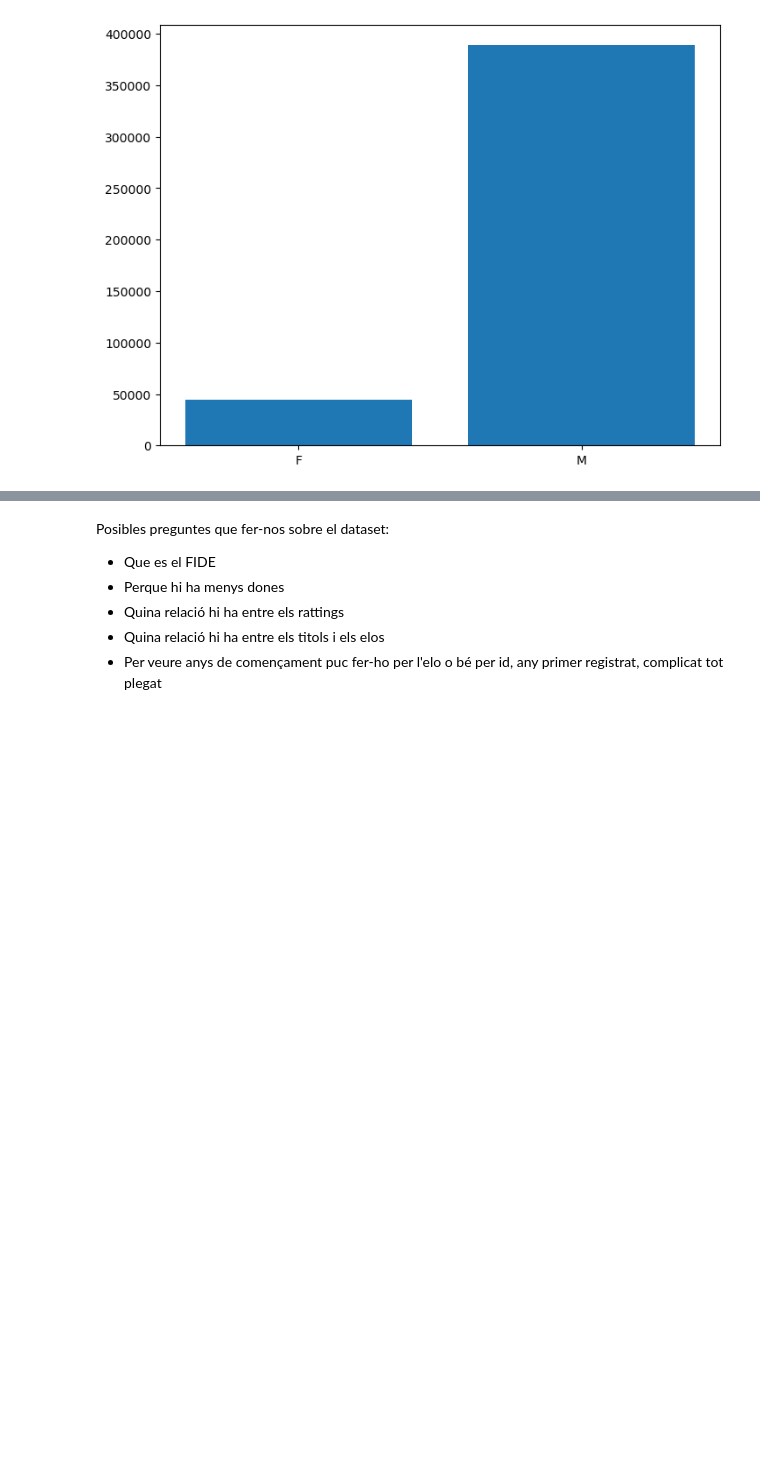
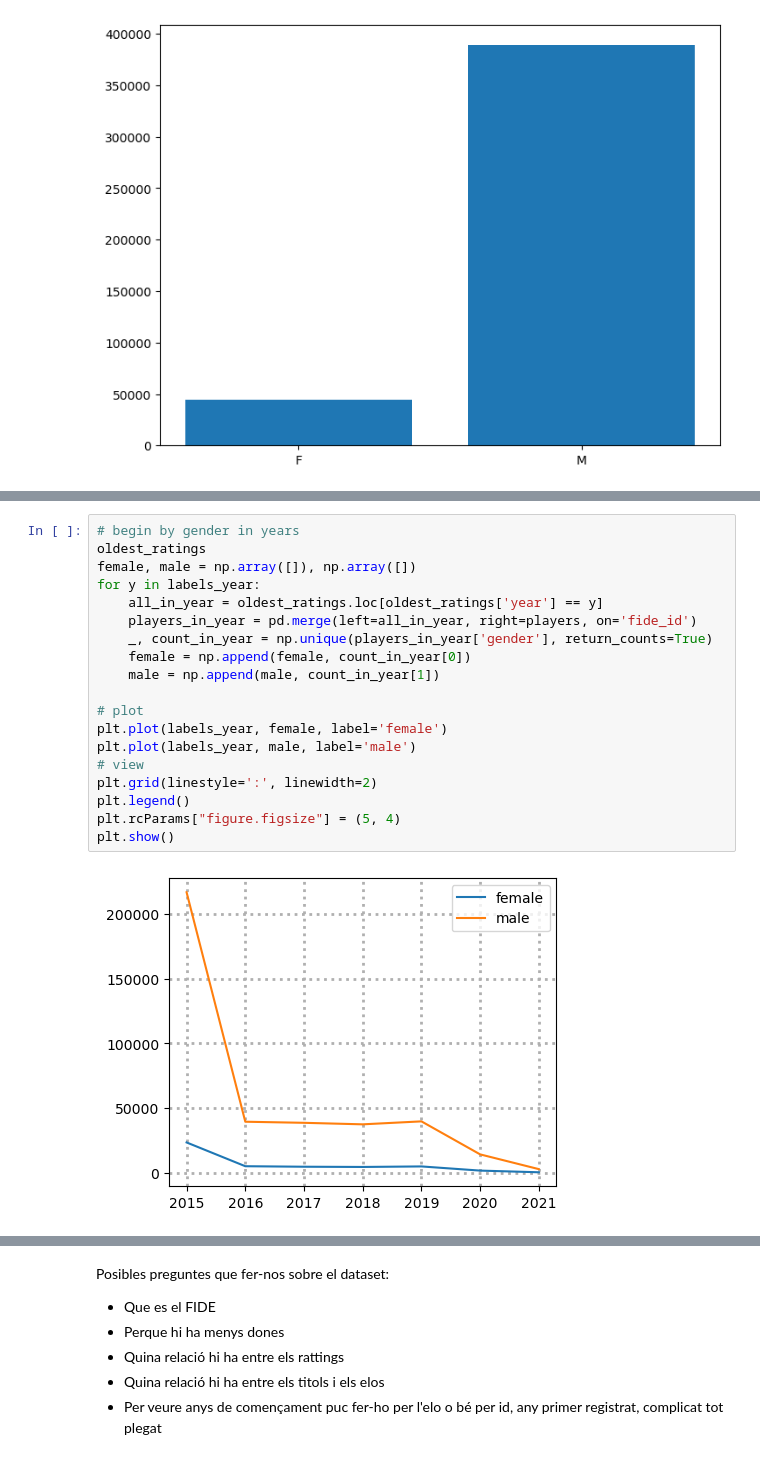
Before and after one commit to Itziar01/Kaggle-Chess-FIDE-Ratings, a Jupyter notebook: Untitled.ipynb, the cells around one changed output, grey strips where cells are left out. Saved outputs shown, nothing was run; the diff lists cells and outputs as text; blank space fills up the shorter version.

```diff
--- a/Untitled.ipynb
+++ b/Untitled.ipynb
@@ -98,0 +133,21 @@ plt.show()
+# %%
+# begin by gender in years
+oldest_ratings
+female, male = np.array([]), np.array([])
+for y in labels_year:
+    all_in_year = oldest_ratings.loc[oldest_ratings['year'] == y]
+    players_in_year = pd.merge(left=all_in_year, right=players, on='fide_id')
+    _, count_in_year = np.unique(players_in_year['gender'], return_counts=True)
+    female = np.append(female, count_in_year[0])
+    male = np.append(male, count_in_year[1])
+
+# plot
+plt.plot(labels_year, female, label='female')
+plt.plot(labels_year, male, label='male')
+# view
+plt.grid(linestyle=':', linewidth=2)
+plt.legend()
+plt.rcParams["figure.figsize"] = (5, 4)
+plt.show()
+# %% [output]
+[figure, added]
```
Also changed, not shown: parts of 7 cells of this notebook.
